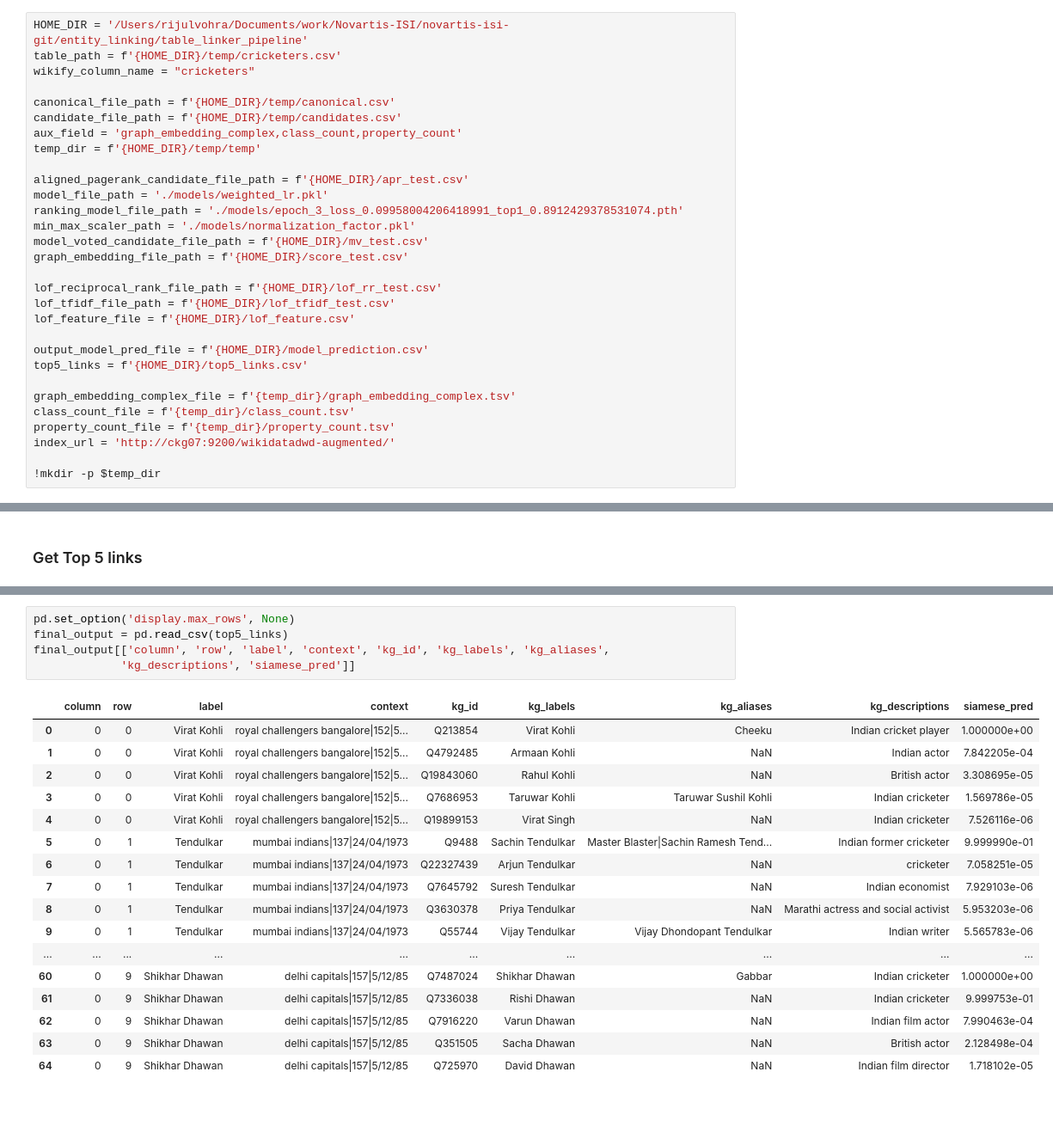
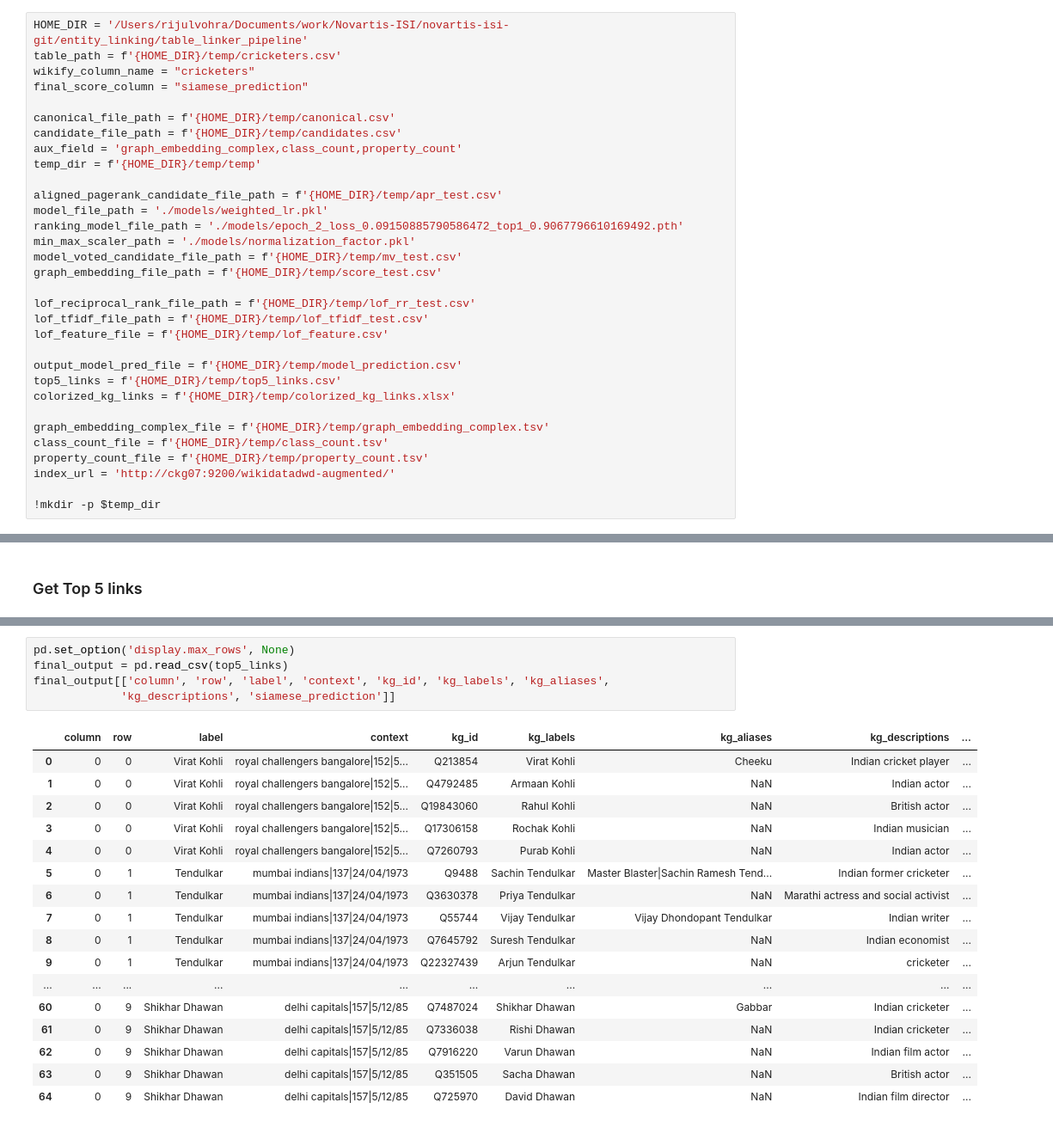
Before and after one commit to rijulvohra/table-linker-pipelines, a Jupyter notebook: table-linker-full-pipeline/lof-full-pipeline.ipynb, the cells around one changed output, grey strips where cells are left out. Shown: that part at 86% size. Saved outputs shown, nothing was run; the diff lists cells and outputs as text.

```diff
--- a/table-linker-full-pipeline/lof-full-pipeline.ipynb
+++ b/table-linker-full-pipeline/lof-full-pipeline.ipynb
@@ -14,29 +14,31 @@ warnings.simplefilter(action='ignore', category=FutureWarning)
 HOME_DIR = '/Users/rijulvohra/Documents/work/Novartis-ISI/novartis-isi-git/entity_linking/table_linker_pipeline'
 table_path = f'{HOME_DIR}/temp/cricketers.csv'
 wikify_column_name = "cricketers"
+final_score_column = "siamese_prediction"
 
 canonical_file_path = f'{HOME_DIR}/temp/canonical.csv'
 candidate_file_path = f'{HOME_DIR}/temp/candidates.csv'
 aux_field = 'graph_embedding_complex,class_count,property_count'
 temp_dir = f'{HOME_DIR}/temp/temp'
 
-aligned_pagerank_candidate_file_path = f'{HOME_DIR}/apr_test.csv'
+aligned_pagerank_candidate_file_path = f'{HOME_DIR}/temp/apr_test.csv'
 model_file_path = './models/weighted_lr.pkl'
-ranking_model_file_path = './models/epoch_3_loss_0.09958004206418991_top1_0.8912429378531074.pth'
+ranking_model_file_path = './models/epoch_2_loss_0.09150885790586472_top1_0.9067796610169492.pth'
 min_max_scaler_path = './models/normalization_factor.pkl'
-model_voted_candidate_file_path = f'{HOME_DIR}/mv_test.csv'
-graph_embedding_file_path = f'{HOME_DIR}/score_test.csv'
+model_voted_candidate_file_path = f'{HOME_DIR}/temp/mv_test.csv'
+graph_embedding_file_path = f'{HOME_DIR}/temp/score_test.csv'
 
-lof_reciprocal_rank_file_path = f'{HOME_DIR}/lof_rr_test.csv'
-lof_tfidf_file_path = f'{HOME_DIR}/lof_tfidf_test.csv'
-lof_feature_file = f'{HOME_DIR}/lof_feature.csv'
+lof_reciprocal_rank_file_path = f'{HOME_DIR}/temp/lof_rr_test.csv'
+lof_tfidf_file_path = f'{HOME_DIR}/temp/lof_tfidf_test.csv'
+lof_feature_file = f'{HOME_DIR}/temp/lof_feature.csv'
 
-output_model_pred_file = f'{HOME_DIR}/model_prediction.csv'
-top5_links = f'{HOME_DIR}/top5_links.csv'
+output_model_pred_file = f'{HOME_DIR}/temp/model_prediction.csv'
+top5_links = f'{HOME_DIR}/temp/top5_links.csv'
+colorized_kg_links = f'{HOME_DIR}/temp/colorized_kg_links.xlsx'
 
-graph_embedding_complex_file = f'{temp_dir}/graph_embedding_complex.tsv'
-class_count_file = f'{temp_dir}/class_count.tsv'
-property_count_file = f'{temp_dir}/property_count.tsv'
+graph_embedding_complex_file = f'{HOME_DIR}/temp/graph_embedding_complex.tsv'
+class_count_file = f'{HOME_DIR}/temp/class_count.tsv'
+property_count_file = f'{HOME_DIR}/temp/property_count.tsv'
 index_url = 'http://ckg07:9200/wikidatadwd-augmented/'
 
 !mkdir -p $temp_dir
@@ -292,23 +232,23 @@ test_df.to_csv(output_model_pred_file, index=False)
 # %%
 pd.set_option('display.max_rows', None)
 final_output = pd.read_csv(top5_links)
 final_output[['column', 'row', 'label', 'context', 'kg_id', 'kg_labels', 'kg_aliases',
-             'kg_descriptions', 'siamese_pred']]
+             'kg_descriptions', 'siamese_prediction']]
 # %% [output]
-|  | column | row | label | context | kg_id | kg_labels | kg_aliases | kg_descriptions | siamese_pred |
-| 0 | 0 | 0 | Virat Kohli | royal challengers bangalore|152|5... | Q213854 | Virat Kohli | Cheeku | Indian cricket player | 1.000000e+00 |
-| 1 | 0 | 0 | Virat Kohli | royal challengers bangalore|152|5... | Q4792485 | Armaan Kohli | NaN | Indian actor | 7.842205e-04 |
-| 2 | 0 | 0 | Virat Kohli | royal challengers bangalore|152|5... | Q19843060 | Rahul Kohli | NaN | British actor | 3.308695e-05 |
-| 3 | 0 | 0 | Virat Kohli | royal challengers bangalore|152|5... | Q7686953 | Taruwar Kohli | Taruwar Sushil Kohli | Indian cricketer | 1.569786e-05 |
-| 4 | 0 | 0 | Virat Kohli | royal challengers bangalore|152|5... | Q19899153 | Virat Singh | NaN | Indian cricketer | 7.526116e-06 |
-| 5 | 0 | 1 | Tendulkar | mumbai indians|137|24/04/1973 | Q9488 | Sachin Tendulkar | Master Blaster|Sachin Ramesh Tend... | Indian former cricketer | 9.999990e-01 |
-| 6 | 0 | 1 | Tendulkar | mumbai indians|137|24/04/1973 | Q22327439 | Arjun Tendulkar | NaN | cricketer | 7.058251e-05 |
-| 7 | 0 | 1 | Tendulkar | mumbai indians|137|24/04/1973 | Q7645792 | Suresh Tendulkar | NaN | Indian economist | 7.929103e-06 |
-| 8 | 0 | 1 | Tendulkar | mumbai indians|137|24/04/1973 | Q3630378 | Priya Tendulkar | NaN | Marathi actress and social activist | 5.953203e-06 |
-| 9 | 0 | 1 | Tendulkar | mumbai indians|137|24/04/1973 | Q55744 | Vijay Tendulkar | Vijay Dhondopant Tendulkar | Indian writer | 5.565783e-06 |
+|  | column | row | label | context | kg_id | kg_labels | kg_aliases | kg_descriptions | ... |
+| 0 | 0 | 0 | Virat Kohli | royal challengers bangalore|152|5... | Q213854 | Virat Kohli | Cheeku | Indian cricket player | ... |
+| 1 | 0 | 0 | Virat Kohli | royal challengers bangalore|152|5... | Q4792485 | Armaan Kohli | NaN | Indian actor | ... |
+| 2 | 0 | 0 | Virat Kohli | royal challengers bangalore|152|5... | Q19843060 | Rahul Kohli | NaN | British actor | ... |
+| 3 | 0 | 0 | Virat Kohli | royal challengers bangalore|152|5... | Q17306158 | Rochak Kohli | NaN | Indian musician | ... |
+| 4 | 0 | 0 | Virat Kohli | royal challengers bangalore|152|5... | Q7260793 | Purab Kohli | NaN | Indian actor | ... |
+| 5 | 0 | 1 | Tendulkar | mumbai indians|137|24/04/1973 | Q9488 | Sachin Tendulkar | Master Blaster|Sachin Ramesh Tend... | Indian former cricketer | ... |
+| 6 | 0 | 1 | Tendulkar | mumbai indians|137|24/04/1973 | Q3630378 | Priya Tendulkar | NaN | Marathi actress and social activist | ... |
+| 7 | 0 | 1 | Tendulkar | mumbai indians|137|24/04/1973 | Q55744 | Vijay Tendulkar | Vijay Dhondopant Tendulkar | Indian writer | ... |
+| 8 | 0 | 1 | Tendulkar | mumbai indians|137|24/04/1973 | Q7645792 | Suresh Tendulkar | NaN | Indian economist | ... |
+| 9 | 0 | 1 | Tendulkar | mumbai indians|137|24/04/1973 | Q22327439 | Arjun Tendulkar | NaN | cricketer | ... |
 | ... | ... | ... | ... | ... | ... | ... | ... | ... | ... |
-| 60 | 0 | 9 | Shikhar Dhawan | delhi capitals|157|5/12/85 | Q7487024 | Shikhar Dhawan | Gabbar | Indian cricketer | 1.000000e+00 |
-| 61 | 0 | 9 | Shikhar Dhawan | delhi capitals|157|5/12/85 | Q7336038 | Rishi Dhawan | NaN | Indian cricketer | 9.999753e-01 |
-| 62 | 0 | 9 | Shikhar Dhawan | delhi capitals|157|5/12/85 | Q7916220 | Varun Dhawan | NaN | Indian film actor | 7.990463e-04 |
-| 63 | 0 | 9 | Shikhar Dhawan | delhi capitals|157|5/12/85 | Q351505 | Sacha Dhawan | NaN | British actor | 2.128498e-04 |
-| 64 | 0 | 9 | Shikhar Dhawan | delhi capitals|157|5/12/85 | Q725970 | David Dhawan | NaN | Indian film director | 1.718102e-05 |
+| 60 | 0 | 9 | Shikhar Dhawan | delhi capitals|157|5/12/85 | Q7487024 | Shikhar Dhawan | Gabbar | Indian cricketer | ... |
+| 61 | 0 | 9 | Shikhar Dhawan | delhi capitals|157|5/12/85 | Q7336038 | Rishi Dhawan | NaN | Indian cricketer | ... |
+| 62 | 0 | 9 | Shikhar Dhawan | delhi capitals|157|5/12/85 | Q7916220 | Varun Dhawan | NaN | Indian film actor | ... |
+| 63 | 0 | 9 | Shikhar Dhawan | delhi capitals|157|5/12/85 | Q351505 | Sacha Dhawan | NaN | British actor | ... |
+| 64 | 0 | 9 | Shikhar Dhawan | delhi capitals|157|5/12/85 | Q725970 | David Dhawan | NaN | Indian film director | ... |
```
Also changed, not shown: parts of 11 cells of this notebook.
